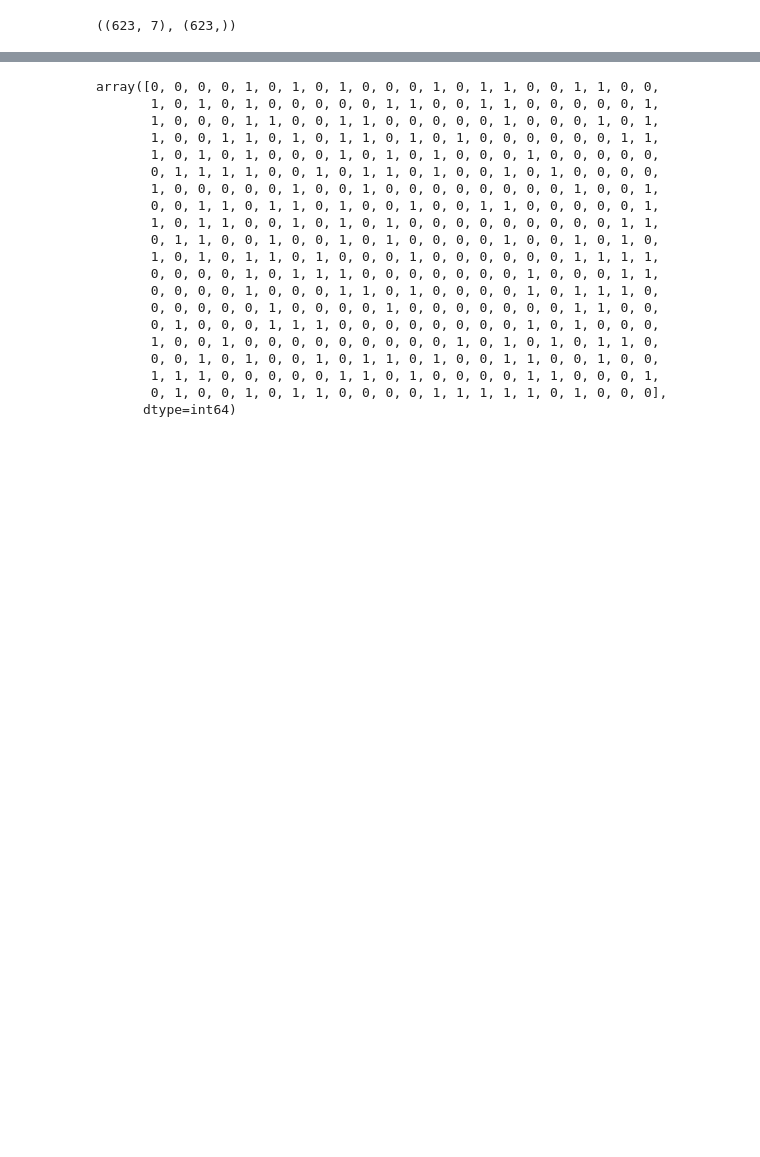
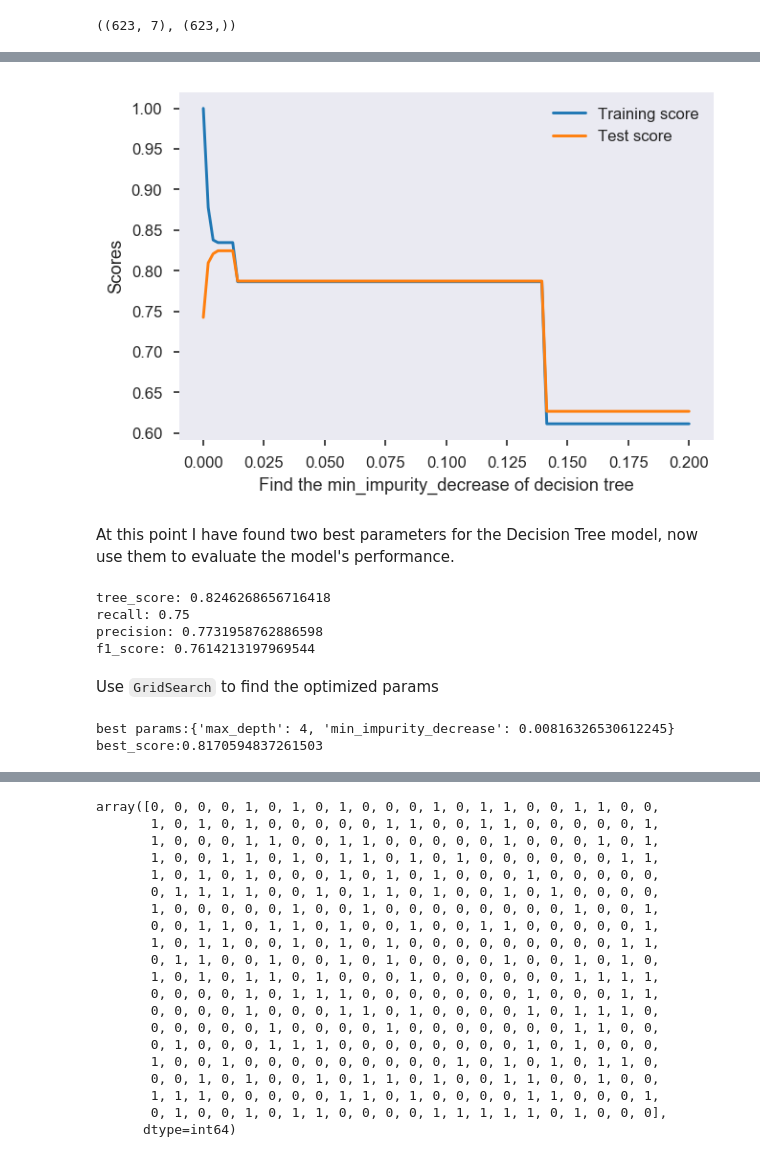
Before and after one commit to ffflora/kaggle-titanic, a Jupyter notebook: titanic-pipeline.ipynb, the cells around one changed output, grey strips where cells are left out. Drawn from its saved outputs; the diff is of its cells as text; code cells hidden in the pictures; blank space fills up the shorter version.

```diff
--- a/titanic-pipeline.ipynb
+++ b/titanic-pipeline.ipynb
@@ -103,0 +154,10 @@ y_pred = logr.predict(x_test)
+# %%
+def min_split_score(val):
+    clf = DecisionTreeClassifier(criterion='gini',min_impurity_decrease = val)
+    clf.fit(x_train,y_train)
+    return(clf.score(x_train,y_train),clf.score(x_test,y_test))
+# %%
+vals = np.linspace(0,0.2,100) # from 0 -0.2, divide by 100
+scores = [min_split_score(v) for v in vals ]
+train_score = [s[0] for s in scores]
+test_score = [s[1] for s in scores]
@@ -103,0 +170,40 @@ y_pred = logr.predict(x_test)
+# %%
+plt.figure(figsize=(6,4),dpi=120) # dpi trannsparency
+plt.xlabel('Find the min_impurity_decrease of decision tree')
+plt.ylabel('Scores')
+plt.plot(vals,train_score,label = 'Training score')
+plt.plot(vals,test_score,label = 'Test score')
+plt.legend()
+plt.grid()
+# %% [output]
+[figure, added]
+# %% [markdown]
+At this point I have found two best parameters for the Decision Tree model, now use them to evaluate the model's performance.
+# %%
+from sklearn import metrics
+model = DecisionTreeClassifier(max_depth=6,min_impurity_decrease = 0.006)
+model.fit(x_train,y_train)
+print('tree_score:',model.score(x_test,y_test))
+y_pred = model.predict(x_test)
+
+print('recall:',metrics.recall_score(y_test,y_pred))
+print('precision:',metrics.precision_score(y_test,y_pred))
+print('f1_score:',metrics.f1_score(y_test,y_pred))
+# %% [output]
+tree_score: 0.8246268656716418
+recall: 0.75
+precision: 0.7731958762886598
+f1_score: 0.7614213197969544
+# %% [markdown]
+Use `GridSearch` to find the optimized params
+# %%
+from sklearn.model_selection import GridSearchCV
+thresholds = np.linspace(0,0.2,50)
+param_grid = {'min_impurity_decrease':thresholds,'max_depth':np.arange(1,10)}
+clf= GridSearchCV(DecisionTreeClassifier(),param_grid,cv=5)
+clf.fit(x,y)
+
+print('best params:{0}\nbest_score:{1}'.format(clf.best_params_,clf.best_score_))
+# %% [output]
+best params:{'max_depth': 4, 'min_impurity_decrease': 0.00816326530612245}
+best_score:0.8170594837261503
```
Also changed, not shown: parts of 13 cells of this notebook.
